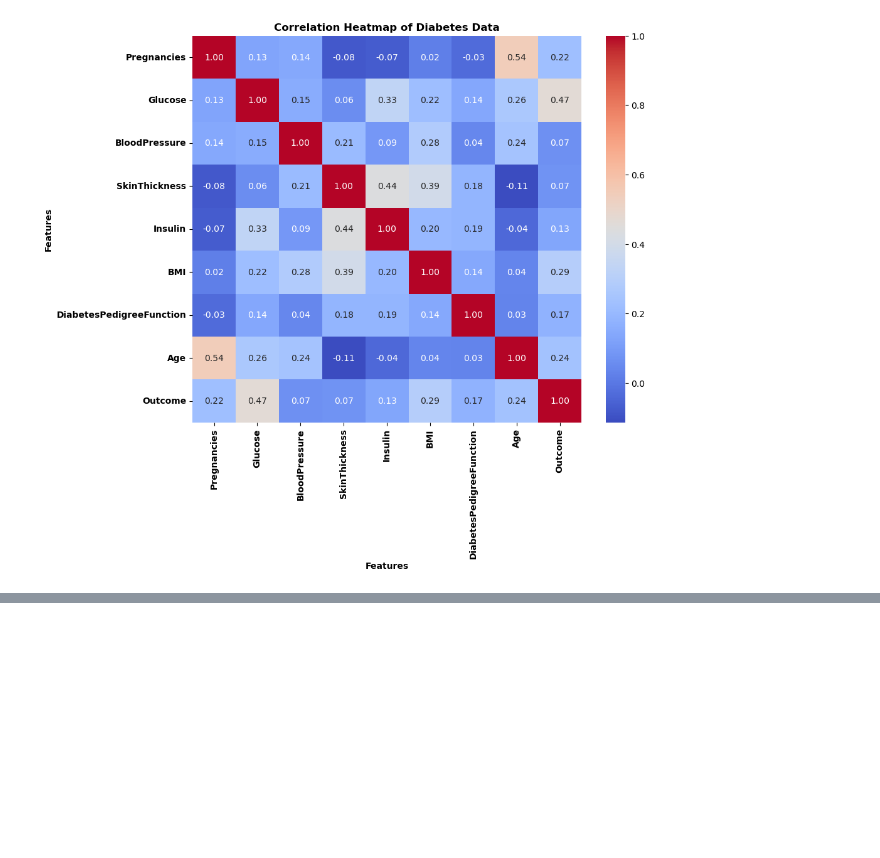
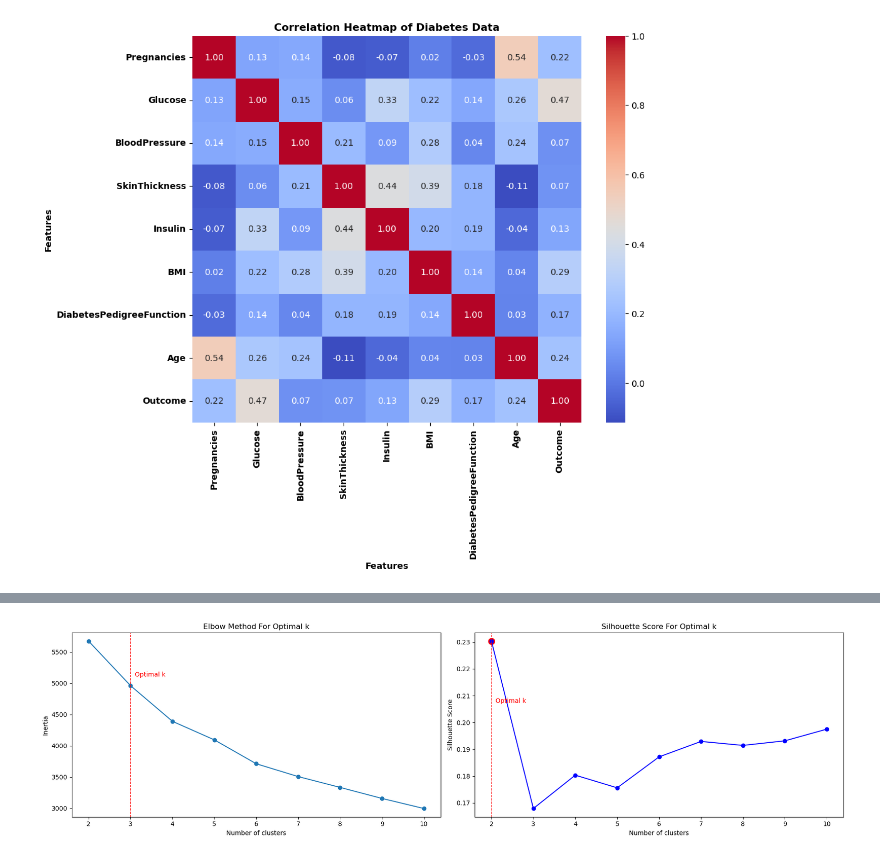
Before and after one commit to Mustaphayinka/Applied_Data_Science, a Jupyter notebook: Clustering and Fitting on Diabetes Data.ipynb, the cells around one changed output, grey strips where cells are left out. Drawn from its saved outputs; the diff is of its cells as text; code cells hidden in the pictures; blank space fills up the shorter version.

```diff
--- a/Clustering and Fitting on Diabetes Data.ipynb
+++ b/Clustering and Fitting on Diabetes Data.ipynb
@@ -445,0 +313,41 @@ plt.show()
+# %%
+# Determine the optimal number of clusters
+k_range = range(2, 11)
+inertia, silhouette_scores = determine_optimal_clusters(diabetes_data, k_range)
+
+# Plotting the Elbow method and Silhouette Scores
+plt.figure(figsize=(18, 5))
+
+# Elbow Method Plot
+plt.subplot(1, 2, 1)
+plt.plot(k_range, inertia, '-o')
+plt.title('Elbow Method For Optimal k')
+plt.xlabel('Number of clusters')
+plt.ylabel('Inertia')
+
+# Highlighting the optimal number of clusters suggested by the elbow method
+optimal_k = 3  # Change this to the suggested optimal number of clusters
+plt.axvline(x=optimal_k, color='r', linestyle='--', linewidth=1)
+plt.text(optimal_k + 0.1, max(inertia) - 0.1 * max(inertia), 'Optimal k', color='r')
+
+
+# Save the Elbow Method plot
+plt.savefig('elbow_method_plot.png')
+
+# Silhouette Score Plot
+plt.subplot(1, 2, 2)
+plt.plot(k_range, silhouette_scores, '-o', color='b')
+plt.title('Silhouette Score For Optimal k')
+plt.xlabel('Number of clusters')
+plt.ylabel('Silhouette Score')
+
+# Highlighting the optimal number of clusters suggested by the silhouette score
+optimal_k_silhouette = silhouette_scores.index(max(silhouette_scores)) + 2
+plt.scatter(optimal_k_silhouette, max(silhouette_scores), color='r', s=100)
+plt.axvline(x=optimal_k_silhouette, color='r', linestyle='--', linewidth=1)
+plt.text(optimal_k_silhouette + 0.1, max(silhouette_scores) - 0.1 * max(silhouette_scores), 'Optimal k', color='r')
+
+plt.tight_layout()
+plt.show()
+# %% [output]
+[figure, added]
```
Also changed, not shown: parts of 38 cells of this notebook.
